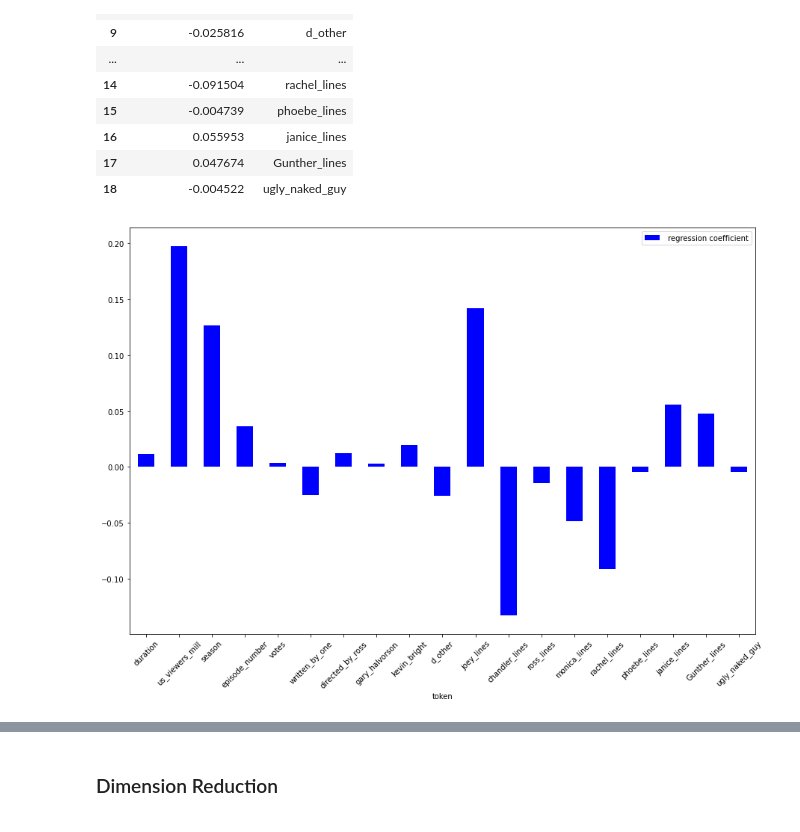
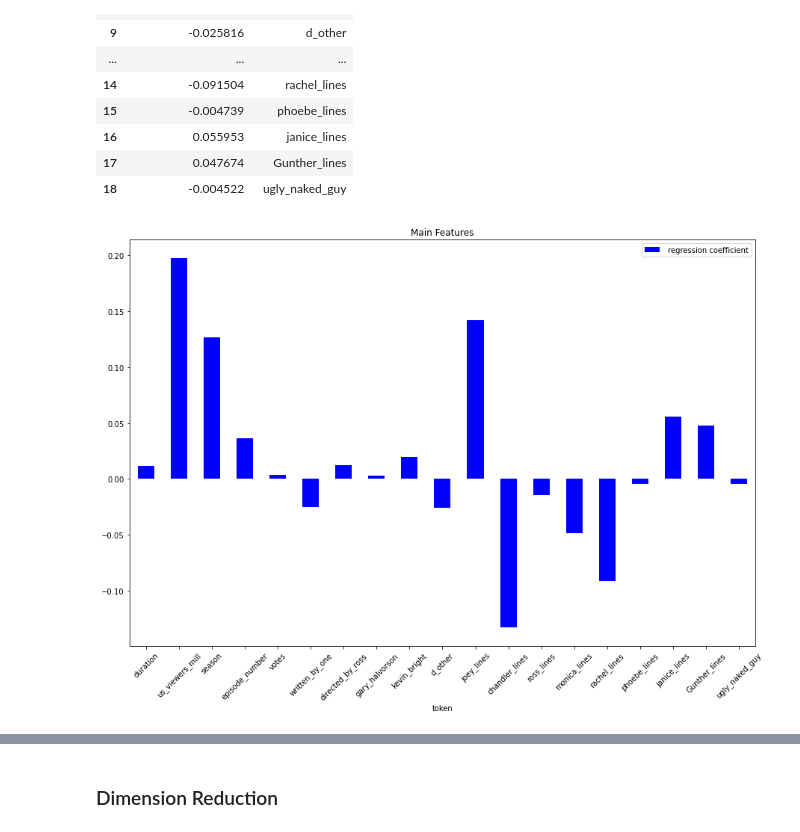
Before and after one commit to gsagararatne/Rating-FRIENDS-with-NLP, a Jupyter notebook: GSagararatne - Rating Friends with NLP.ipynb, the cells around one changed output, grey strips where cells are left out. Drawn from its saved outputs; the diff is of its cells as text; code cells hidden in the pictures.

```diff
--- a/GSagararatne - Rating Friends with NLP.ipynb
+++ b/GSagararatne - Rating Friends with NLP.ipynb
@@ -2851,8 +2911,9 @@ coef_df.head(19)
 # %%
 # PLotting coef of those 19 features
 f = plt.figure(figsize=[15,10])
 ax = f.add_subplot(111)
 coef_df.head(19).set_index("token").plot(kind="bar", rot=45, color="blue", ax=ax)
+plt.title(f"Main Features")
 plt.show()
 # %% [output]
-[figure, old version]
+[figure, new version]
```
Also changed, not shown: parts of 69 cells of this notebook.
